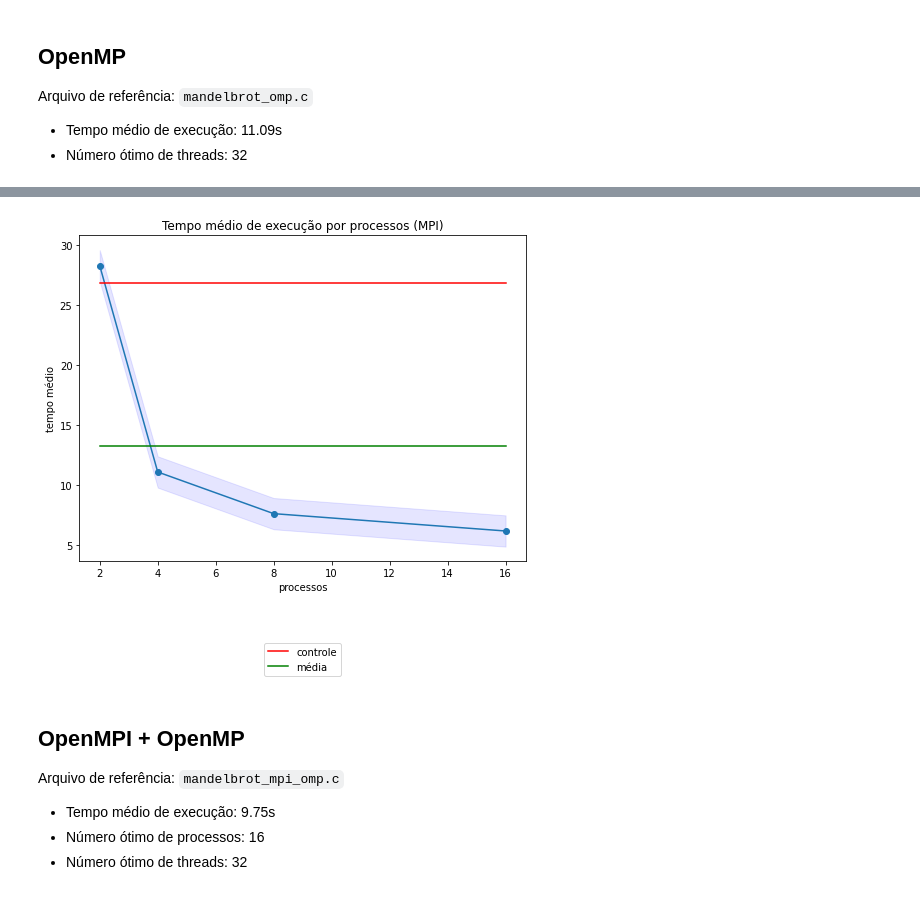
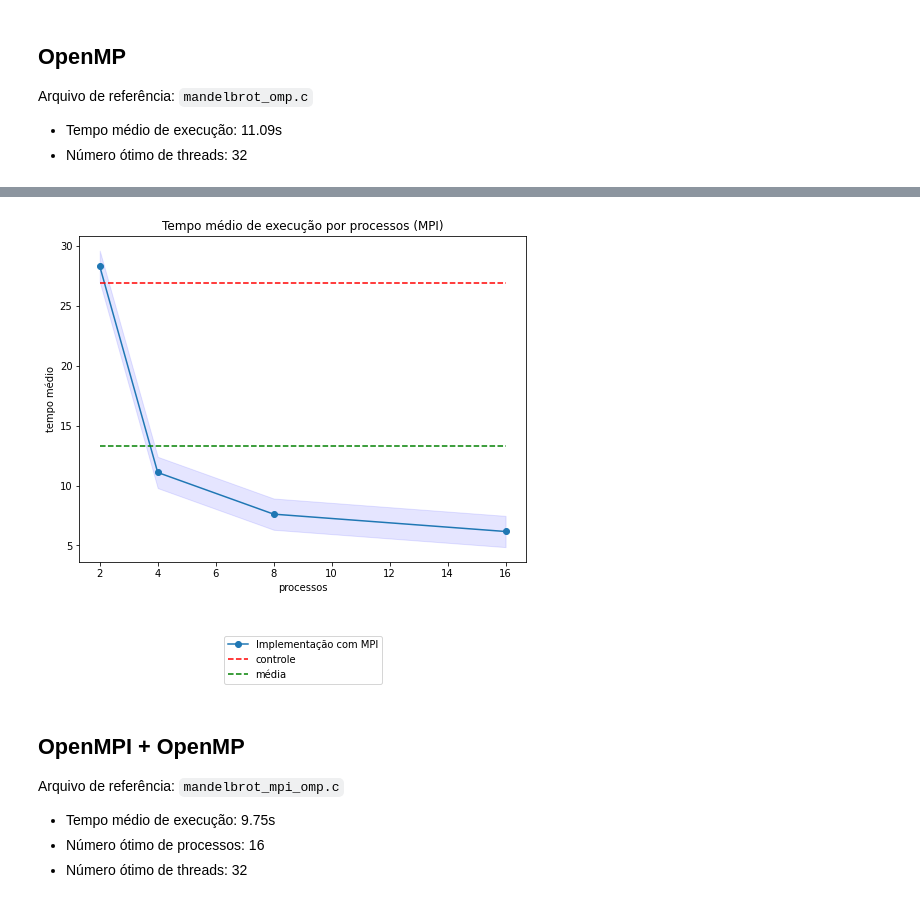
Before and after one commit to lurara/mac0219_ep1, a Jupyter notebook: EP2/relatorio_ep2.ipynb, the cells around one changed output, grey strips where cells are left out. Drawn from its saved outputs; the diff is of its cells as text; code cells hidden in the pictures.

```diff
--- a/EP2/relatorio_ep2.ipynb
+++ b/EP2/relatorio_ep2.ipynb
@@ -322,13 +276,0 @@
-# %%
-mpi_mean = []
-
-for p in processos:
-  mpi_mean.append(round(mean(data['mpi'][p]), 3))
-
-
-for p in range(len(processos)):
-  print('Para' , processos[p], 'processo(s):', mpi_mean[p])
-  print('Intervalo:', [round(min(data['mpi'][processos[p]]), 3), round(max(data['mpi'][processos[p]]), 3) ])
-  print()
-
-print(mpi_mean)
@@ -349,22 +277,30 @@ Intervalo: [5.759, 6.882]
 # %%
 
 plt.close()
+
+mpi_mean = []
+
+for p in processos:
+  mpi_mean.append(round(mean(data['mpi'][p]), 3))
+
+
+
 plt.figure(figsize = (8,6))
-plt.plot(processos, mpi_mean, label = '', marker='o')
-plt.plot(processos, [seq_mean] * len(processos), label = 'controle', color='red')
-plt.plot(processos, [round(mean(mpi_mean), 3)] * len(processos), label = 'média', color='green')
+plt.plot(processos, mpi_mean, label = 'Implementação com MPI', marker='o')
+plt.plot(processos, [seq_mean] * len(processos), label = 'controle', color='red', linestyle='--')
+plt.plot(processos, [round(mean(mpi_mean), 3)] * len(processos), label = 'média', color='green', linestyle='--')
 
 # Intervalo de confiança
 ci = 1.96 * np.std(mpi_mean)/np.mean(mpi_mean)
 plt.fill_between(processos, (mpi_mean-ci), (mpi_mean+ci), color='b', alpha=.1)
 
 plt.ylabel("tempo médio")
 plt.xlabel("processos")
 plt.title("Tempo médio de execução por processos (MPI)")
 plt.legend(loc='center', bbox_to_anchor=(0.5, -0.3))
 plt.show()
 # %% [output]
-[figure, old version]
+[figure, new version]
 # %% [markdown]
 ## OpenMPI + OpenMP
 
```
Also changed, not shown: parts of 47 cells of this notebook, 3 other files.
